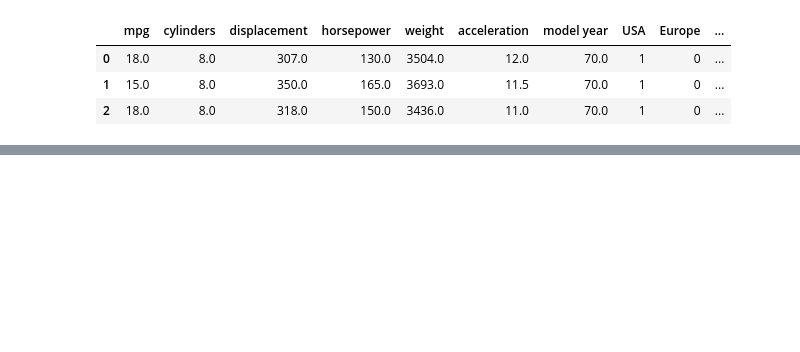
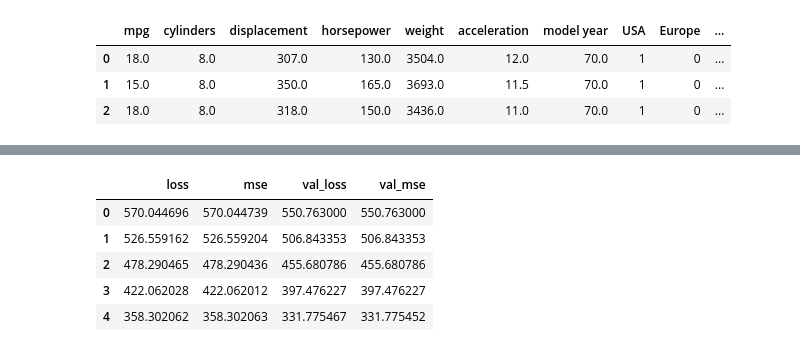
Before and after one commit to quantisedboy/Auto_MPG_UCL_ML_Repo, a Jupyter notebook: Code/Auto_mpg.ipynb, the cells around one changed output, grey strips where cells are left out. Drawn from its saved outputs; the diff is of its cells as text; code cells hidden in the pictures; blank space fills up the shorter version.

```diff
--- a/Code/Auto_mpg.ipynb
+++ b/Code/Auto_mpg.ipynb
@@ -147,0 +202,10 @@ Train on 406 samples
+# %%
+l=pd.DataFrame(model.history.history)
+l.head()
+# %% [output]
+|  | loss | mse | val_loss | val_mse |
+| 0 | 570.044696 | 570.044739 | 550.763000 | 550.763000 |
+| 1 | 526.559162 | 526.559204 | 506.843353 | 506.843353 |
+| 2 | 478.290465 | 478.290436 | 455.680786 | 455.680786 |
+| 3 | 422.062028 | 422.062012 | 397.476227 | 397.476227 |
+| 4 | 358.302062 | 358.302063 | 331.775467 | 331.775452 |
```
Also changed, not shown: parts of 14 cells of this notebook.
